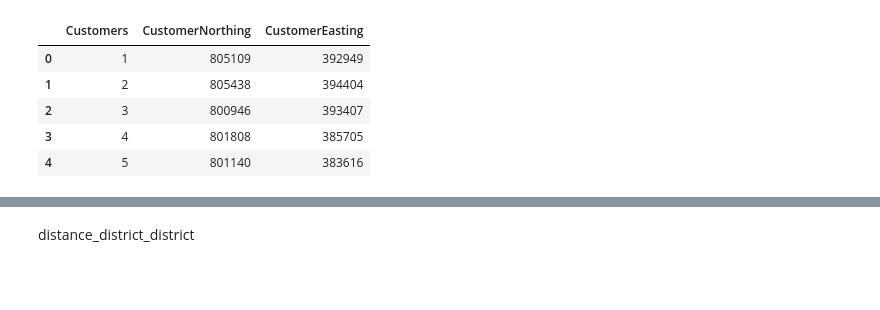
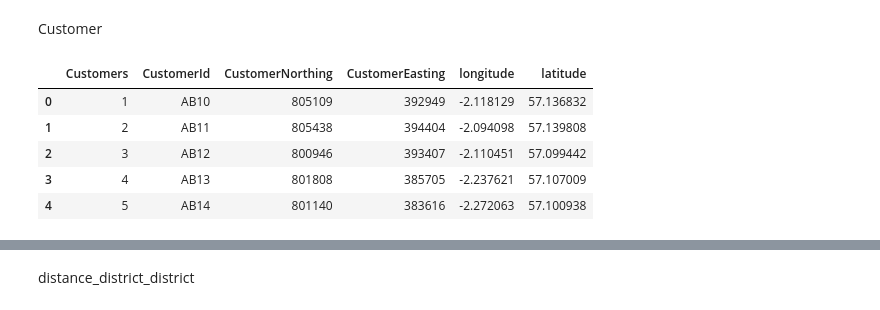
Before and after one commit to nicolastalia/risklog, a Jupyter notebook: assignment_1.ipynb, the cells around one changed output, grey strips where cells are left out. Drawn from its saved outputs; the diff is of its cells as text; code cells hidden in the pictures; blank space fills up the shorter version.

```diff
--- a/assignment_1.ipynb
+++ b/assignment_1.ipynb
@@ -11,10 +14,37 @@ import folium
+# %%
+from pyproj import CRS, Geod, Proj, transform
+v84 = Proj(proj="latlong",towgs84="0,0,0",ellps="WGS84")
+v36 = Proj(proj="latlong", k=0.9996012717, ellps="airy",
+        towgs84="446.448,-125.157,542.060,0.1502,0.2470,0.8421,-20.4894")
+vgrid = Proj(init="world:bng")
+
+
+def vectorized_convert(df,easting_file,northing_file):
+    vlon36, vlat36 = vgrid(easting_file,
+                           northing_file,
+                           inverse=True)
+    converted = transform(v36, v84, vlon36, vlat36)
+    df['longitude'] = converted[0]
+    df['latitude'] = converted[1]
+    return df
+
+
+# from: https://stackoverflow.com/questions/62019398/fast-conversion-of-easting-and-northing-to-latitude-and-longitude-for-a-large-da
+# %% [markdown]
+Customer
 # %%
-customer_coordinates = pd.read_csv('CustomerNorthing.csv').merge(pd.read_csv('CustomerEasting.csv'),how='inner', on='Customers')
-customer_coordinates.head()
+customer = pd.read_csv('CustomerId.csv').merge(pd.read_csv('CustomerNorthing.csv'), how='inner').merge(pd.read_csv('CustomerEasting.csv'), how='inner')
+# customer.head()
+
+easting_file = customer['CustomerEasting'].values
+northing_file = customer['CustomerNorthing'].values
+
+customer = vectorized_convert(customer,easting_file,northing_file)
+customer.head()
 # %% [output]
-|  | Customers | CustomerNorthing | CustomerEasting |
-| 0 | 1 | 805109 | 392949 |
-| 1 | 2 | 805438 | 394404 |
-| 2 | 3 | 800946 | 393407 |
-| 3 | 4 | 801808 | 385705 |
-| 4 | 5 | 801140 | 383616 |
+|  | Customers | CustomerId | CustomerNorthing | CustomerEasting | longitude | latitude |
+| 0 | 1 | AB10 | 805109 | 392949 | -2.118129 | 57.136832 |
+| 1 | 2 | AB11 | 805438 | 394404 | -2.094098 | 57.139808 |
+| 2 | 3 | AB12 | 800946 | 393407 | -2.110451 | 57.099442 |
+| 3 | 4 | AB13 | 801808 | 385705 | -2.237621 | 57.107009 |
+| 4 | 5 | AB14 | 801140 | 383616 | -2.272063 | 57.100938 |
```
Also changed, not shown: parts of 34 cells of this notebook.
